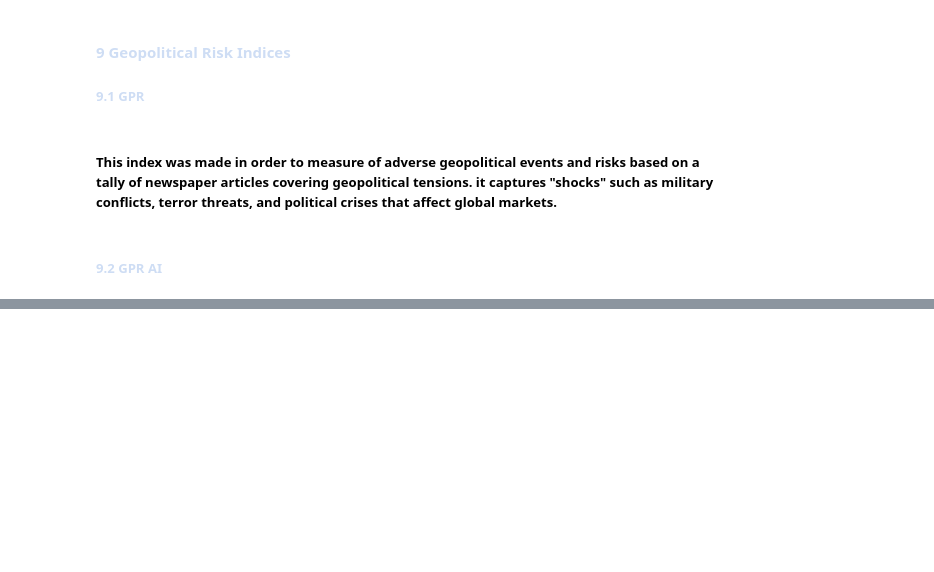
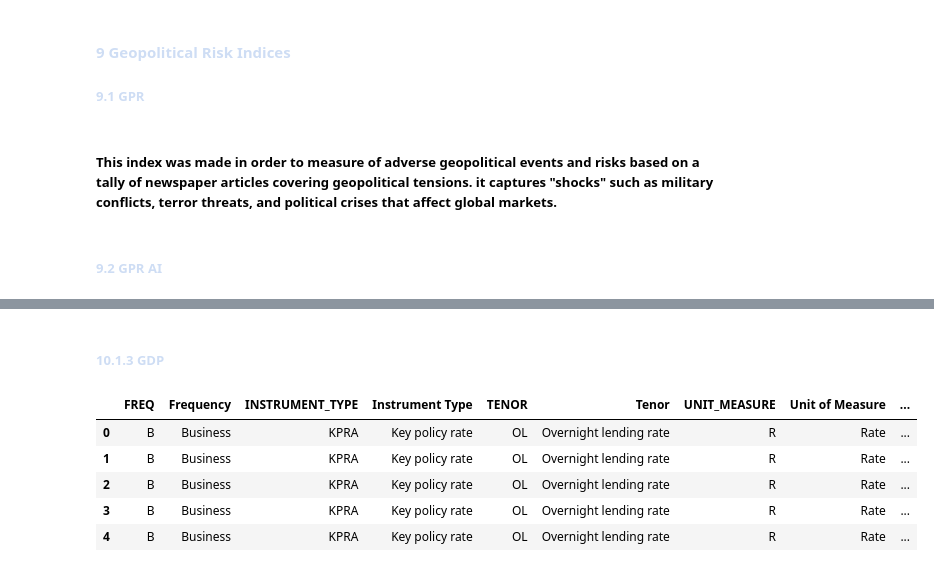
Before and after one commit to nhahub/NHA-4-010, a Jupyter notebook: data_cleaning.ipynb, the cells around one changed output, grey strips where cells are left out. Saved outputs shown, nothing was run; the diff lists cells and outputs as text; code cells hidden in the pictures; blank space fills up the shorter version.

Commit message:
18/03/2026: * added related macroeconomic data for euro zone (interest rate, inflation rate, gdp)

```diff
--- a/data_cleaning.ipynb
+++ b/data_cleaning.ipynb
@@ -595,0 +629,2 @@ gpr_df_cl.to_csv(cleaned_market_data_dir/"global_gpr_index.csv", index=False)
+# %% [markdown]
+<h5 style="color: #CEDDF4;" >10.1.3 GDP </h5>
@@ -595,0 +638,12 @@ gpr_df_cl.to_csv(cleaned_market_data_dir/"global_gpr_index.csv", index=False)
+# %%
+norg_url='https://data.norges-bank.no/api/data/IR/B.KPRA..?format=csv&startPeriod=2024-03-18&endPeriod=2026-03-18&locale=en'
+norg_df=pd.read_csv(norg_url,sep=';')
+# %%
+norg_df.head()
+# %% [output]
+|  | FREQ | Frequency | INSTRUMENT_TYPE | Instrument Type | TENOR | Tenor | UNIT_MEASURE | Unit of Measure | ... |
+| 0 | B | Business | KPRA | Key policy rate | OL | Overnight lending rate | R | Rate | ... |
+| 1 | B | Business | KPRA | Key policy rate | OL | Overnight lending rate | R | Rate | ... |
+| 2 | B | Business | KPRA | Key policy rate | OL | Overnight lending rate | R | Rate | ... |
+| 3 | B | Business | KPRA | Key policy rate | OL | Overnight lending rate | R | Rate | ... |
+| 4 | B | Business | KPRA | Key policy rate | OL | Overnight lending rate | R | Rate | ... |
```
Also changed, not shown: parts of 10 cells of this notebook, 7 other files.
